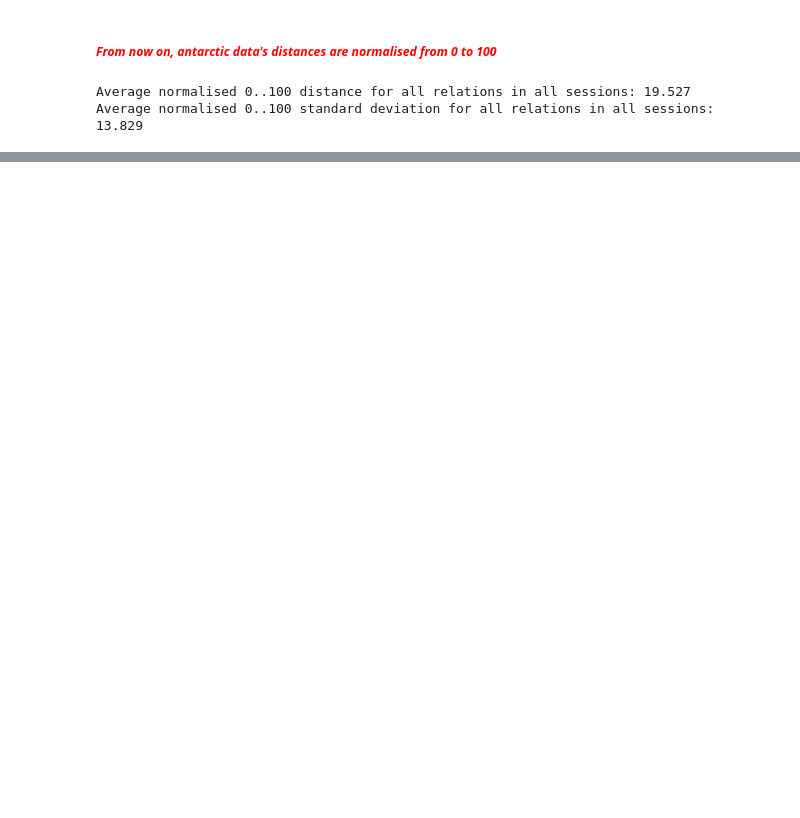
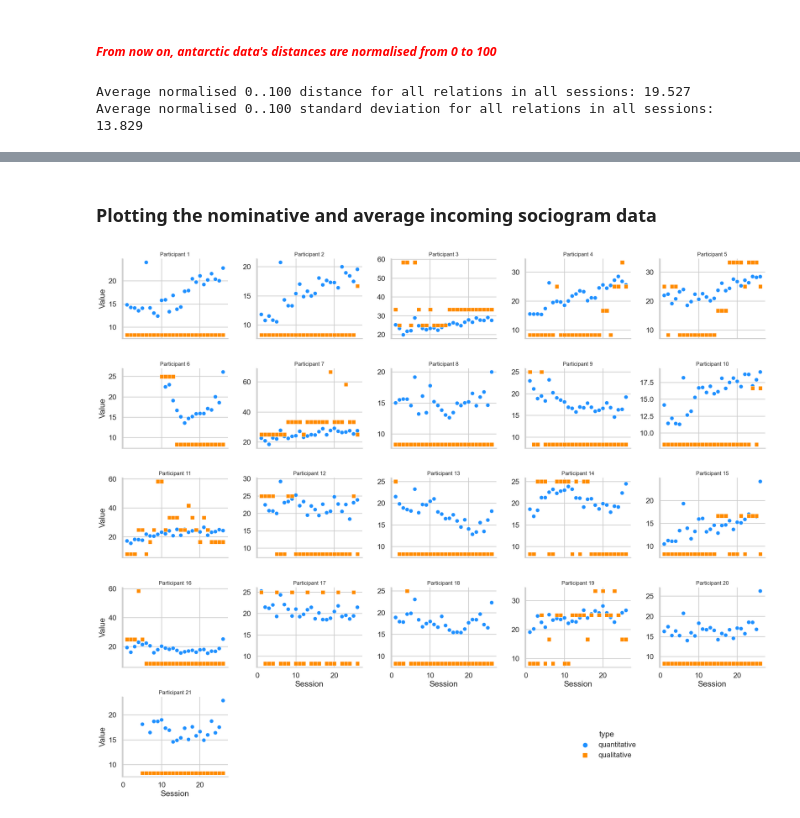
Before and after one commit to marcindahlen/Antarctica_research_2020, a Jupyter notebook: notebook.ipynb, the cells around one changed output, grey strips where cells are left out. Cells and saved outputs as stored; diff of their text form; code cells hidden in the pictures; blank space fills up the shorter version.

Commit message:
added plots explaining data variability - qualitative vs quantitative

```diff
--- a/notebook.ipynb
+++ b/notebook.ipynb
@@ -989,0 +309,19 @@ incoming_outgoing_dist_df.head()
+# %%
+incoming_relations_joined_df = pandas.DataFrame(columns=['person', 'value', 'session', 'type'])
+incoming_relations_joined_index = 0
+# %%
+classes_ordered = ["A0", "A1", "A2", "X", "P1", "P0", "J2", "J1", "J0", "O2", "O1", "O0"]
+nominative_normalisation_dict = {k: (v+1)*(100/len(classes_ordered)) for v, k in enumerate(classes_ordered)}
+# %%
+for person, sessions in antarctic_incoming_distances_per_session.items():
+    for session, distances in sessions.items():
+        if distances:
+            incoming_relations_joined_df.loc[incoming_relations_joined_index] = [person, numpy.mean(distances), session, 'quantitative']
+            incoming_relations_joined_index += 1
+# %%
+for _, row in qualitive_dataframe.iterrows():
+    person = row['Lp.']
+    for session in range(1, 27):
+        if row[session] in nominative_normalisation_dict:
+            incoming_relations_joined_df.loc[incoming_relations_joined_index] = [person, nominative_normalisation_dict[row[session]], session, 'qualitative']
+            incoming_relations_joined_index += 1
@@ -989,0 +344,34 @@ incoming_outgoing_dist_df.head()
+# %% [markdown]
+### Plotting the nominative and average incoming sociogram data
+# %%
+seaborn.set_theme(style="whitegrid", context="talk")
+palette = {"quantitative": "dodgerblue", "qualitative": "darkorange"}
+markers = {"quantitative": "o",
+           "qualitative": "s"}
+
+g = seaborn.relplot(
+    data=incoming_relations_joined_df,
+    x="session",
+    y="value",
+    col="person",
+    col_wrap=5,
+    hue="type",
+    style="type",
+    palette=palette,
+    markers=markers,
+    kind="scatter",
+    facet_kws={"sharey": False},
+    height=3.5, aspect=1.1
+)
+
+g.set_titles("Participant {col_name}", size=12)
+g.set_axis_labels("Session", "Value")
+g.figure.tight_layout()
+
+legend = g._legend
+legend.set_bbox_to_anchor((0.8, 0.1))
+
+matplotlib.pyplot.savefig('joint-scatterplots-per-person.png', dpi=300, bbox_inches="tight")
+matplotlib.pyplot.show()
+# %% [output]
+[figure, added]
```
Also changed, not shown: parts of 92 cells of this notebook, 3 other files.
